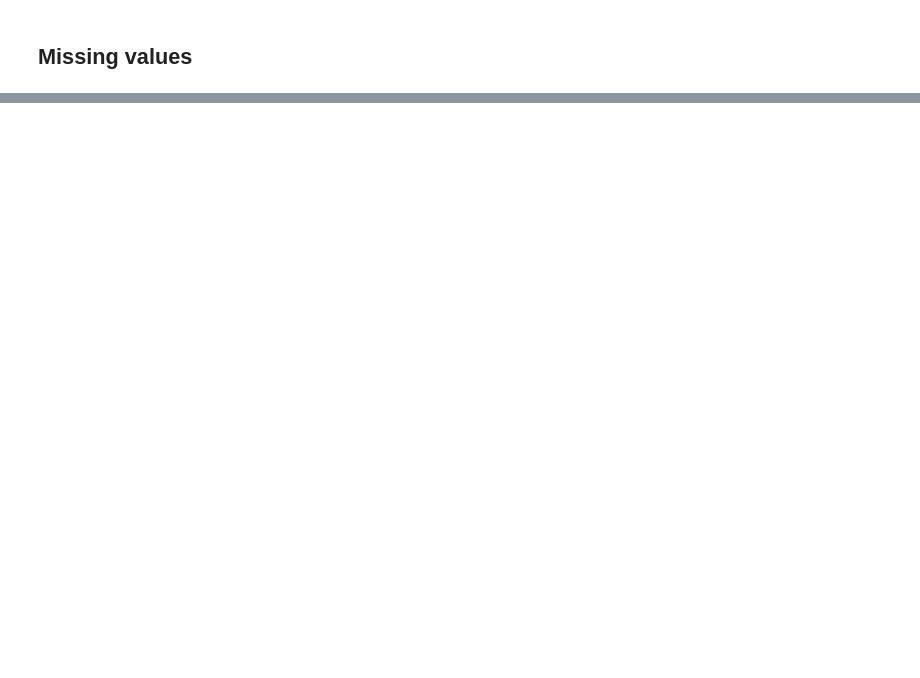
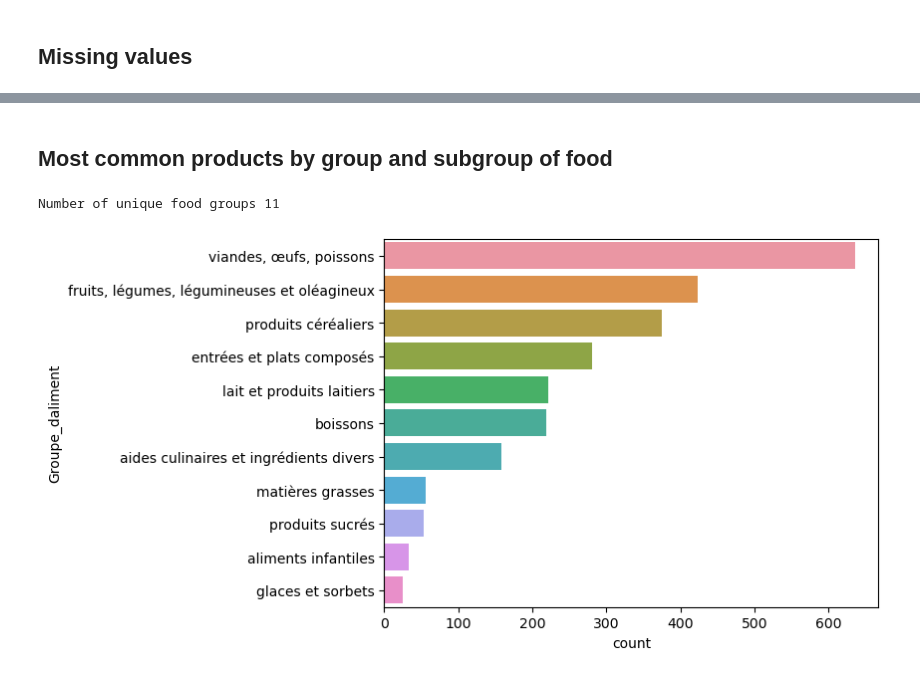
Before and after one commit to pattypooh/agribalyse, a Jupyter notebook: notebooks/01-AMV-eda.ipynb, the cells around one changed output, grey strips where cells are left out. Cells and saved outputs as stored; diff of their text form; code cells hidden in the pictures; blank space fills up the shorter version.

```diff
--- a/notebooks/01-AMV-eda.ipynb
+++ b/notebooks/01-AMV-eda.ipynb
@@ -151,0 +234,12 @@ dtype: int64
+# %% [markdown]
+## Most common products by group and subgroup of food
+# %%
+#Most common products by food group
+#Note: already done in detail by Malika (including percentage representation)
+print("Number of unique food groups",len(pd.unique(df["Groupe_daliment"])))
+fig = sns.countplot(y="Groupe_daliment",order = df['Groupe_daliment'].value_counts().index, data=df)
+plt.savefig(figures+"EDA_GroupeAliments_Barchart.png")
+plt.show()
+# %% [output]
+Number of unique food groups 11
+[figure, added]
```
Also changed, not shown: parts of 53 cells of this notebook.
